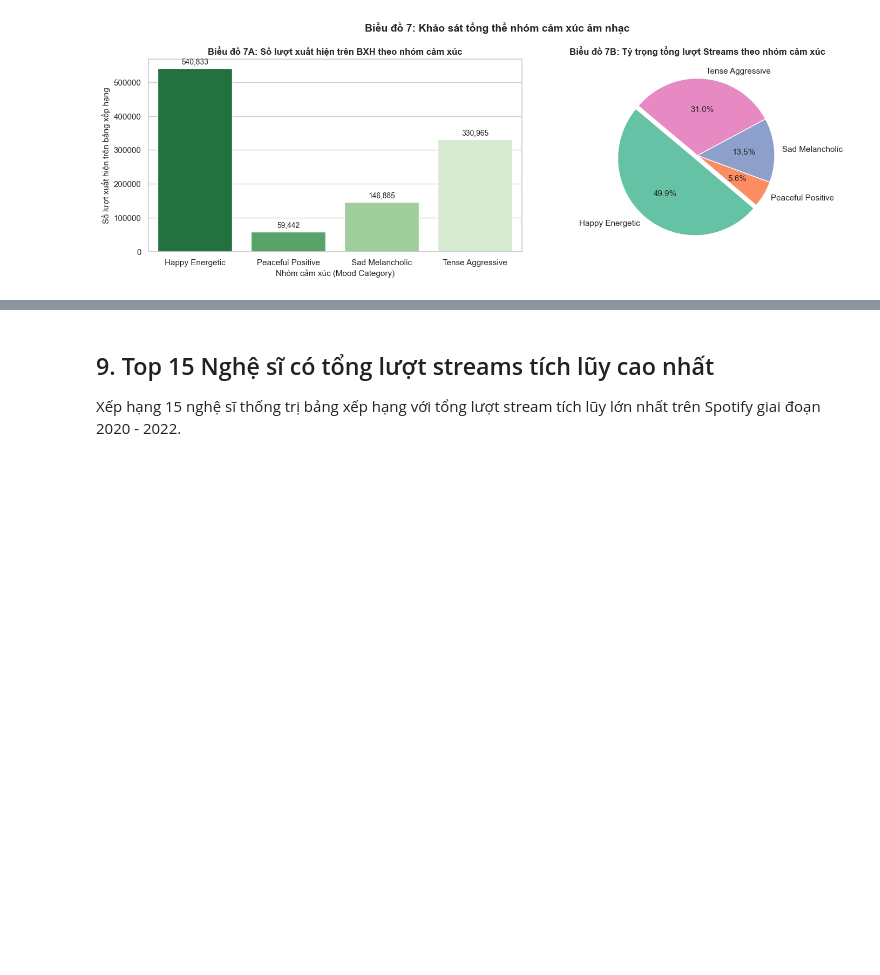
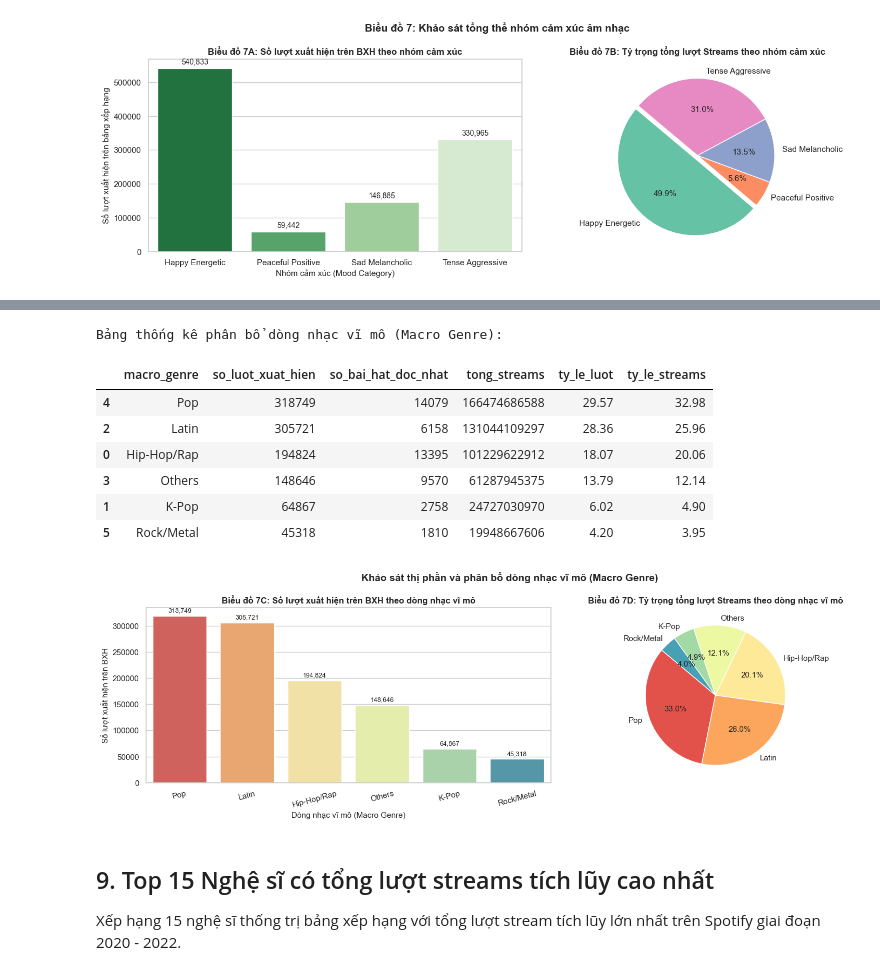
Before and after one commit to lyhiahan/Spotify_Audio_Trends_Analytics, a Jupyter notebook: notebooks/02_eda.ipynb, the cells around one changed output, grey strips where cells are left out. Saved outputs shown, nothing was run; the diff lists cells and outputs as text; code cells hidden in the pictures; blank space fills up the shorter version.

```diff
--- a/notebooks/02_eda.ipynb
+++ b/notebooks/02_eda.ipynb
@@ -532,3 +562,46 @@ Bảng thống kê phân bổ nhóm cảm xúc:
+# %%
+genre_agg = df.groupby("macro_genre").agg(
+    so_luot_xuat_hien=("track_id", "count"),
+    so_bai_hat_doc_nhat=("track_id", "nunique"),
+    tong_streams=("streams", "sum")
+).reset_index().sort_values(by="tong_streams", ascending=False)
+
+genre_agg["ty_le_luot"] = (genre_agg["so_luot_xuat_hien"] / genre_agg["so_luot_xuat_hien"].sum()) * 100
+genre_agg["ty_le_streams"] = (genre_agg["tong_streams"] / genre_agg["tong_streams"].sum()) * 100
+
+print("Bảng thống kê phân bổ dòng nhạc vĩ mô (Macro Genre):")
+display(genre_agg.round(2))
+
+fig, axes = plt.subplots(1, 2, figsize=(16, 5))
+
+# Bar Chart: Số lượt xuất hiện trên BXH theo dòng nhạc
+sns.barplot(data=genre_agg, x="macro_genre", y="so_luot_xuat_hien", hue="macro_genre", ax=axes[0], palette="Spectral", legend=False)
+axes[0].set_title("Biểu đồ 7C: Số lượt xuất hiện trên BXH theo dòng nhạc vĩ mô", fontweight="bold")
+axes[0].set_xlabel("Dòng nhạc vĩ mô (Macro Genre)")
+axes[0].set_ylabel("Số lượt xuất hiện trên BXH")
+axes[0].tick_params(axis="x", rotation=15)
+for p in axes[0].patches:
+    axes[0].annotate(f"{int(p.get_height()):,}", (p.get_x() + p.get_width() / 2., p.get_height()),
+                     ha="center", va="bottom", fontsize=9, xytext=(0, 3), textcoords="offset points")
+
+# Pie Chart: Tỷ trọng tổng streams
+axes[1].pie(genre_agg["ty_le_streams"], labels=genre_agg["macro_genre"], autopct="%1.1f%%",
+            startangle=140, colors=sns.color_palette("Spectral", len(genre_agg)))
+axes[1].set_title("Biểu đồ 7D: Tỷ trọng tổng lượt Streams theo dòng nhạc vĩ mô", fontweight="bold")
+
+plt.suptitle("Khảo sát thị phần và phân bổ dòng nhạc vĩ mô (Macro Genre)", fontsize=14, fontweight="bold")
+plt.tight_layout()
+plt.show()
+# %% [output]
+Bảng thống kê phân bổ dòng nhạc vĩ mô (Macro Genre):
+|  | macro_genre | so_luot_xuat_hien | so_bai_hat_doc_nhat | tong_streams | ty_le_luot | ty_le_streams |
+| 4 | Pop | 318749 | 14079 | 166474686588 | 29.57 | 32.98 |
+| 2 | Latin | 305721 | 6158 | 131044109297 | 28.36 | 25.96 |
+| 0 | Hip-Hop/Rap | 194824 | 13395 | 101229622912 | 18.07 | 20.06 |
+| 3 | Others | 148646 | 9570 | 61287945375 | 13.79 | 12.14 |
+| 1 | K-Pop | 64867 | 2758 | 24727030970 | 6.02 | 4.90 |
+| 5 | Rock/Metal | 45318 | 1810 | 19948667606 | 4.20 | 3.95 |
+[figure, added]
 # %% [markdown]
 ## 9. Top 15 Nghệ sĩ có tổng lượt streams tích lũy cao nhất
 
```
Also changed, not shown: parts of 11 cells of this notebook, 6 other files.
